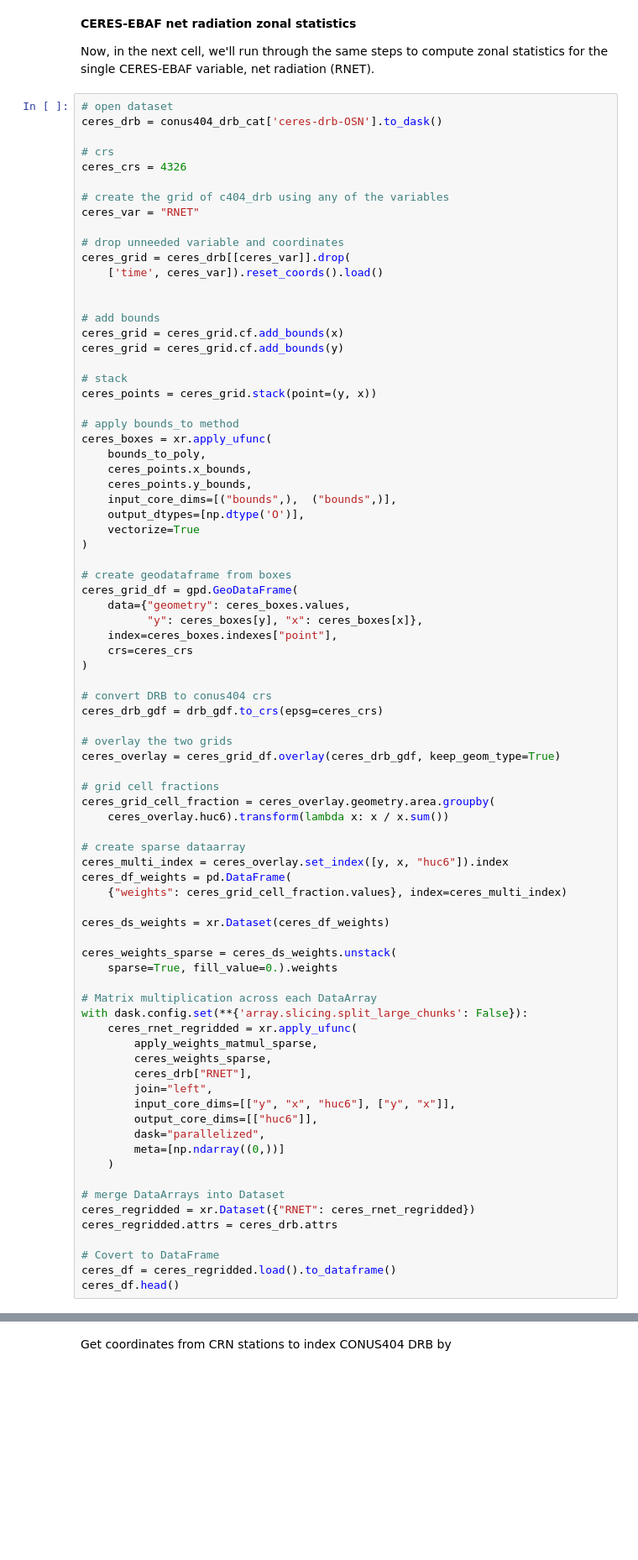
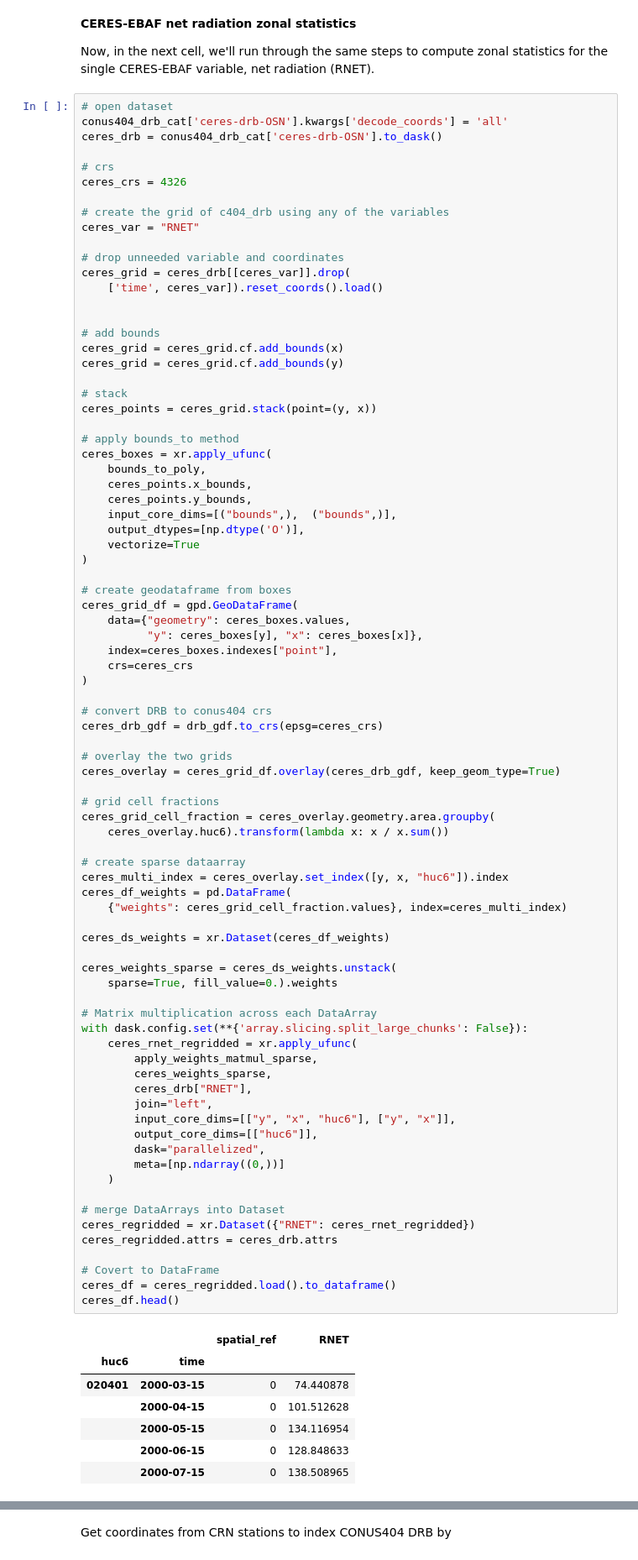
Before and after one commit to hytest-org/hytest, a Jupyter notebook: evaluation/tutorials/CONUS404/2_CONUS404_DRB_Analysis.ipynb, the cells around one changed output, grey strips where cells are left out. Shown at 84% size. Cells and saved outputs as stored; diff of their text form; blank space fills up the shorter version.

```diff
--- a/evaluation/tutorials/CONUS404/2_CONUS404_DRB_Analysis.ipynb
+++ b/evaluation/tutorials/CONUS404/2_CONUS404_DRB_Analysis.ipynb
@@ -644,6 +992,7 @@ prism_c404_stats
 Now, in the next cell, we'll run through the same steps to compute zonal statistics for the single CERES-EBAF variable, net radiation (RNET).
 # %%
 # open dataset
+conus404_drb_cat['ceres-drb-OSN'].kwargs['decode_coords'] = 'all'
 ceres_drb = conus404_drb_cat['ceres-drb-OSN'].to_dask()
 
 # crs
@@ -695,33 +1044,41 @@ ceres_grid_cell_fraction = ceres_overlay.geometry.area.groupby(
 # create sparse dataarray
 ceres_multi_index = ceres_overlay.set_index([y, x, "huc6"]).index
 ceres_df_weights = pd.DataFrame(
     {"weights": ceres_grid_cell_fraction.values}, index=ceres_multi_index)
 
 ceres_ds_weights = xr.Dataset(ceres_df_weights)
 
 ceres_weights_sparse = ceres_ds_weights.unstack(
     sparse=True, fill_value=0.).weights
 
 # Matrix multiplication across each DataArray
 with dask.config.set(**{'array.slicing.split_large_chunks': False}):
     ceres_rnet_regridded = xr.apply_ufunc(
         apply_weights_matmul_sparse,
         ceres_weights_sparse,
         ceres_drb["RNET"],
         join="left",
         input_core_dims=[["y", "x", "huc6"], ["y", "x"]],
         output_core_dims=[["huc6"]],
         dask="parallelized",
         meta=[np.ndarray((0,))]
     )
 
 # merge DataArrays into Dataset
 ceres_regridded = xr.Dataset({"RNET": ceres_rnet_regridded})
 ceres_regridded.attrs = ceres_drb.attrs
 
 # Covert to DataFrame
 ceres_df = ceres_regridded.load().to_dataframe()
 ceres_df.head()
+# %% [output]
+|  |  | spatial_ref | RNET |
+| huc6 | time |  |  |
+| 020401 | 2000-03-15 | 0 | 74.440878 |
+|  | 2000-04-15 | 0 | 101.512628 |
+|  | 2000-05-15 | 0 | 134.116954 |
+|  | 2000-06-15 | 0 | 128.848633 |
+|  | 2000-07-15 | 0 | 138.508965 |
 # %%
 # reset index
 ceres_zonal_stats = ceres_df.reset_index(drop=False)
```
Also changed, not shown: parts of 55 cells of this notebook.
